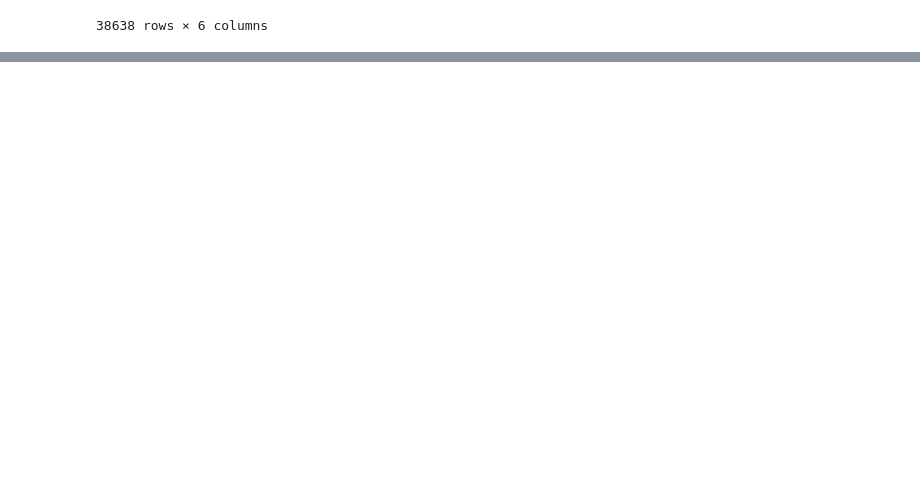
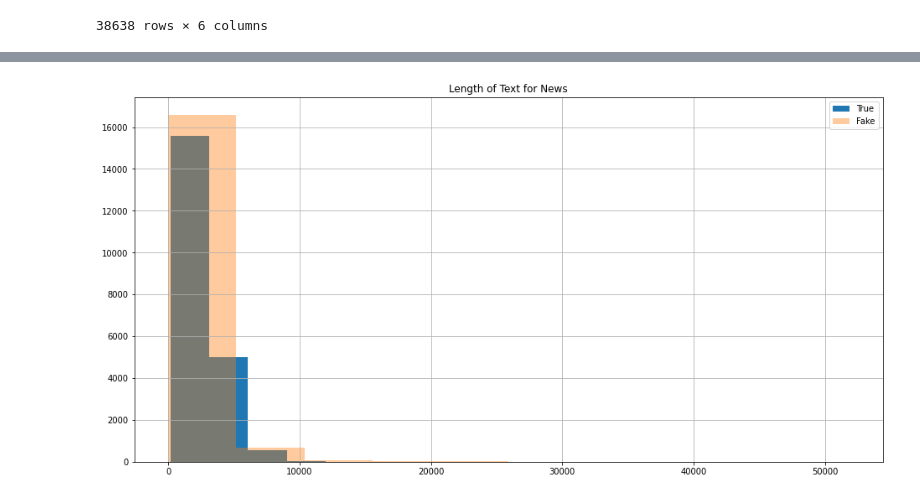
Before and after one commit to chriskal96/fake-news, a Jupyter notebook: 1_eda.ipynb, the cells around one changed output, grey strips where cells are left out. Saved outputs shown, nothing was run; the diff lists cells and outputs as text; code cells hidden in the pictures; blank space fills up the shorter version.

```diff
--- a/1_eda.ipynb
+++ b/1_eda.ipynb
@@ -405,0 +455,5 @@ df_clean.to_csv('df_clean.csv')
+# %%
+df_clean['text_len'] = df_clean.text.apply(len)
+show_hist_for_col(df_clean, 'text_len', 'Length of Text for News')
+# %% [output]
+[figure, added]
```
Also changed, not shown: parts of 40 cells of this notebook.
